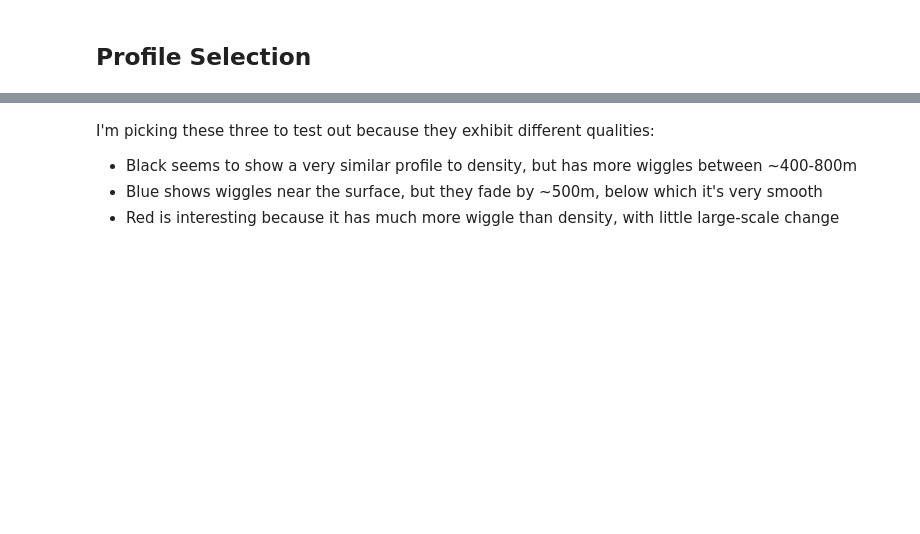
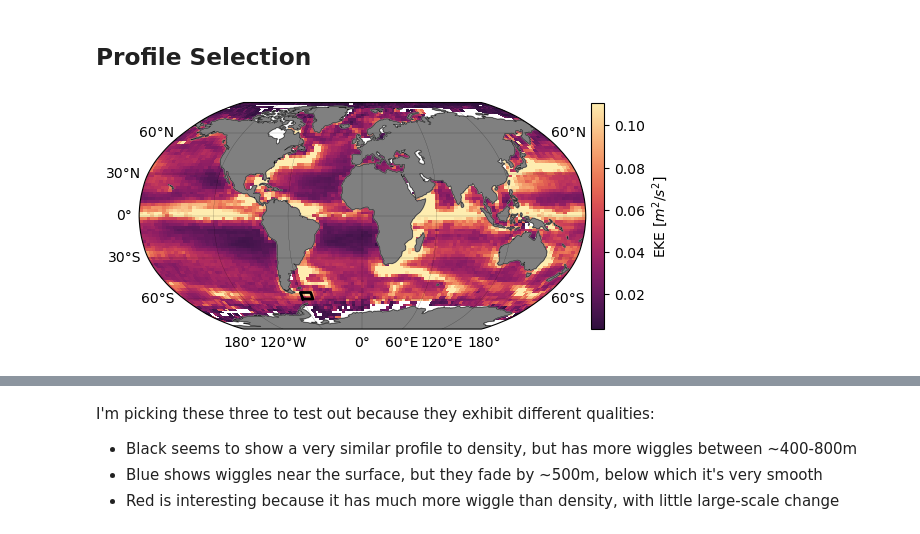
Before and after one commit to ocean-transport/argo-intern, a Jupyter notebook: argo_mult_scale.ipynb, the cells around one changed output, grey strips where cells are left out. Drawn from its saved outputs; the diff is of its cells as text; code cells hidden in the pictures; blank space fills up the shorter version.

```diff
--- a/argo_mult_scale.ipynb
+++ b/argo_mult_scale.ipynb
@@ -28,6 +28,10 @@ reload(funcs)
 ## Profile Selection
 # %%
 box_z = xr.open_dataset('202206_boxes/lon:(-60,-50)_lat:(-60,-55)_ds_z.nc')
+# %%
+pf.plot_box([[-60,-50,-60,-55]])
+# %% [output]
+[figure, added]
 # %%
 plt.figure(figsize=(6,8))
 i,bk = 90,  'black'
```
Also changed, not shown: parts of 14 cells of this notebook, 1 other file.
